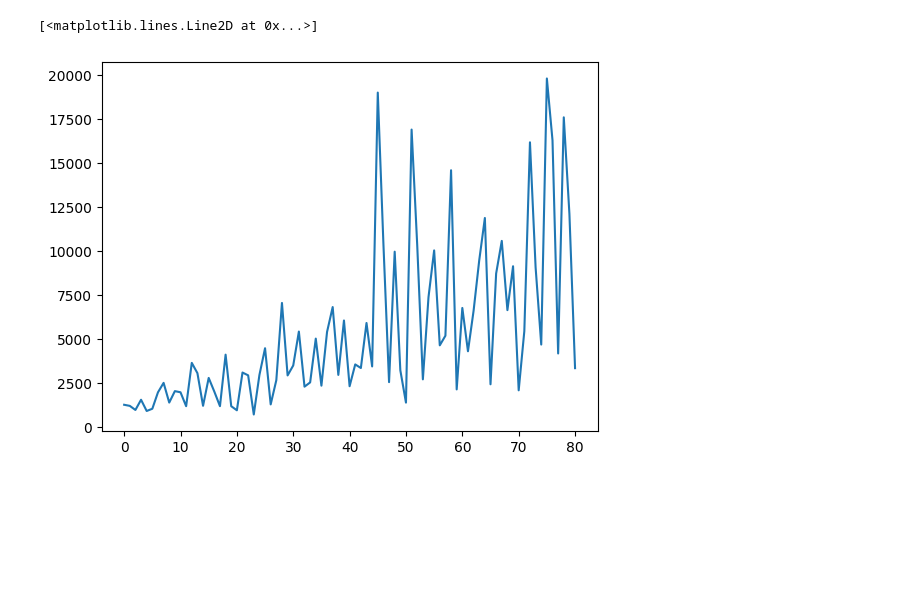
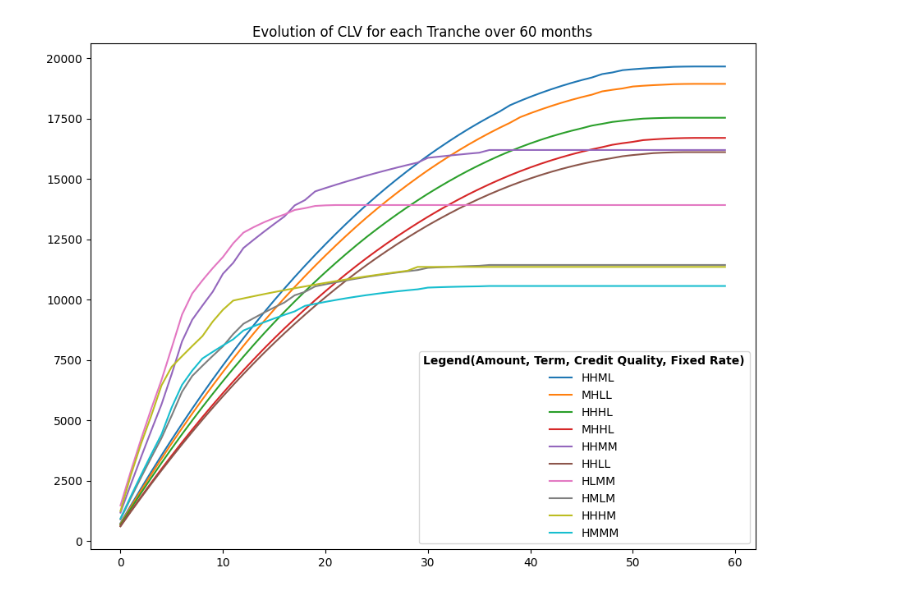
Before and after one commit to kasirajr/tesco-industry-project, a Jupyter notebook: test.ipynb, the cells around one changed output. Saved outputs shown, nothing was run; the diff lists cells and outputs as text; code cells hidden in the pictures; blank space fills up the shorter version.

```diff
--- a/test.ipynb
+++ b/test.ipynb
@@ -65,16 +68,16 @@ def survivorship(loan_rate, interest_rate, month_index):
 def calculate_clv(loan_tranche):
     loan_amount = sum(loan_tranche['loan_amount'])
     fixed_rate = sum(loan_tranche['fixed_rate'])/len(loan_tranche['fixed_rate'])
-    loan_term = sum(loan_tranche['loan_term'])/len(loan_tranche['loan_term'])
+    loan_term = int(sum(loan_tranche['loan_term'])/len(loan_tranche['loan_term']))
     monthly_rate = fixed_rate/12
     clvs = []
     loan_life = []
     emi = loan_amount*(monthly_rate*(1+monthly_rate)**loan_term)/((1+monthly_rate)**loan_term - 1)
     for sim_num in range(simulations):
-        clv = 0
-        last_month = int(loan_term)
+        clv = np.zeros(max_loan_term)
+        last_month = loan_term
         outstanding_principal = loan_amount
-        for month in range(1, int(loan_term)+1):
+        for month in range(1, loan_term+1):
             monthly_interest = outstanding_principal * monthly_rate
             principal_component = emi - monthly_interest
             outstanding_principal -= principal_component
@@ -82,13 +85,13 @@ def calculate_clv(loan_tranche):
             cf = monthly_interest/(funding_cost**month)
             if not survivorship(fixed_rate, rt[sim_num, month], month-1):
                 last_month = month
-                clv += 3*cf # have to check if it is right
+                clv[month-1:max_loan_term] = clv[month-2]+3*cf
                 break
-            clv += cf
+            clv[month-1:max_loan_term] = clv[month-2]+cf
         clvs.append(clv)
         loan_life.append(last_month)
 
-    return clvs, loan_life
+    return np.array(clvs), np.array(loan_life)
 # %%
 # i = len(rt_avg) - 1
 # interest_rate_sum = rt_avg[i]
@@ -103,13 +106,26 @@ def calculate_clv(loan_tranche):
 loan_tranches = loan_sim.split_loan_into_tranches(loan_book)
 # %%
 tranche_clvs = []
-loan_tranches
-for loan_tranche in loan_tranches:
+labels = []
+for key, loan_tranche in loan_tranches.items():
     clvs, loan_life = calculate_clv(loan_tranche)
-    tranche_clvs.append(sum(clvs)/simulations)
+    labels.append(key)
+    tranche_clvs.append(clvs.mean(axis=0))
+tranche_clvs = np.array(tranche_clvs)
+labels = np.array(labels)
-# %%
-# have to plot each tranche in 60 months, 81 rows 60 columns
-plt.plot(tranche_clvs)
-# %% [output]
-[<matplotlib.lines.Line2D at 0x...>]
-[figure, removed]
+# %%
+high_clv_indices = np.argsort(tranche_clvs[:, max_loan_term-1])
+high_clv_indices = high_clv_indices[::-1]
+# %%
+# have to plot each tranche in 60 months, 81 rows 60 columns
+top_clvs_to_display = 10
+plt.figure(figsize=(12,8))
+plt.plot(tranche_clvs[high_clv_indices[:top_clvs_to_display]].T, label=labels[high_clv_indices[:top_clvs_to_display]]);
+plt.title('Evolution of CLV for each Tranche over 60 months');
+leg_title="Legend(Amount, Term, Credit Quality, Fixed Rate)"
+leg = plt.legend(title=leg_title)#, loc='upper left', bbox_to_anchor=(1, 1))
+plt.setp(leg.get_title(), weight='bold')
+# plt.subplots_adjust(right=0.8)
+plt.show()
+# %% [output]
+[figure, added]
```
Also changed, not shown: parts of 3 cells of this notebook, 1 other file.
